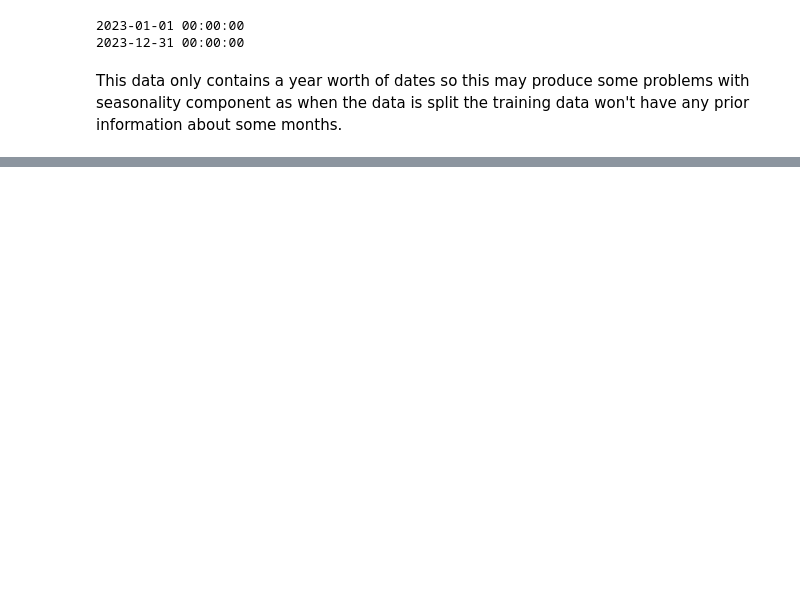
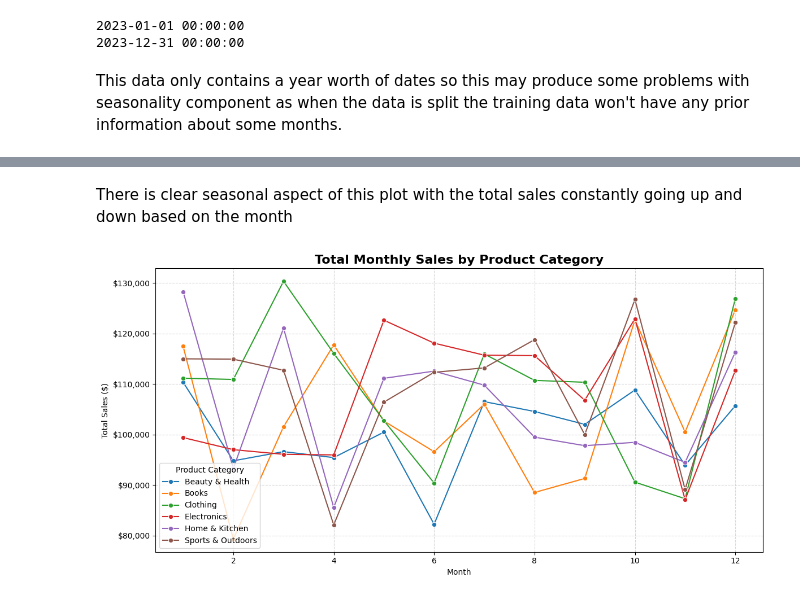
Before and after one commit to ryaltic/E-Commerce-Time-Series-Forecast, a Jupyter notebook: E_Commerce_Forecasting.ipynb, the cells around one changed output, grey strips where cells are left out. Drawn from its saved outputs; the diff is of its cells as text; code cells hidden in the pictures; blank space fills up the shorter version.

```diff
--- a/E_Commerce_Forecasting.ipynb
+++ b/E_Commerce_Forecasting.ipynb
@@ -142,0 +179,37 @@ ecommerce.head()
+# %% [markdown]
+There is clear seasonal aspect of this plot with the total sales constantly going up and down based on the month
+# %%
+# DF of monthly sales by product category
+monthly_sales_category = (
+    ecommerce
+    .groupby(['Month', 'Product Category'], as_index=False)['Total Price']
+    .sum()
+)
+
+
+# Line Chart of total sales by date and product category
+plt.figure(figsize=(12, 6))
+
+sns.lineplot(
+    x='Month',
+    y='Total Price',
+    hue='Product Category',
+    data=monthly_sales_category,
+    marker='o',
+    errorbar=None
+)
+
+plt.title('Total Monthly Sales by Product Category', fontsize=16, weight='bold')
+plt.xlabel('Month')
+plt.ylabel('Total Sales ($)')
+
+plt.gca().yaxis.set_major_formatter(
+    mtick.StrMethodFormatter('${x:,.0f}')
+)
+
+plt.grid(True, linestyle='--', alpha=0.5)
+plt.legend(title='Product Category')
+plt.tight_layout()
+plt.show()
+# %% [output]
+[figure, added]
```
Also changed, not shown: parts of 11 cells of this notebook.
